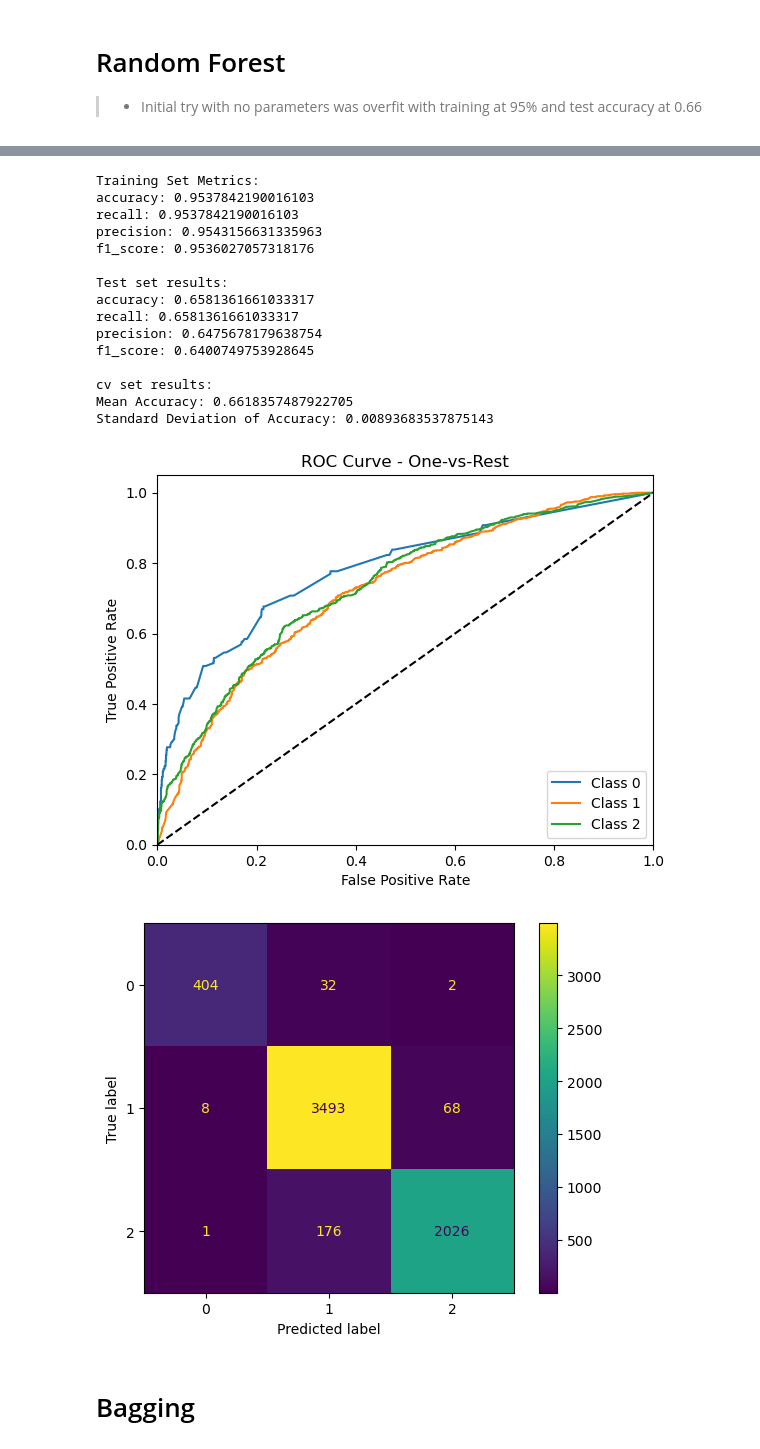
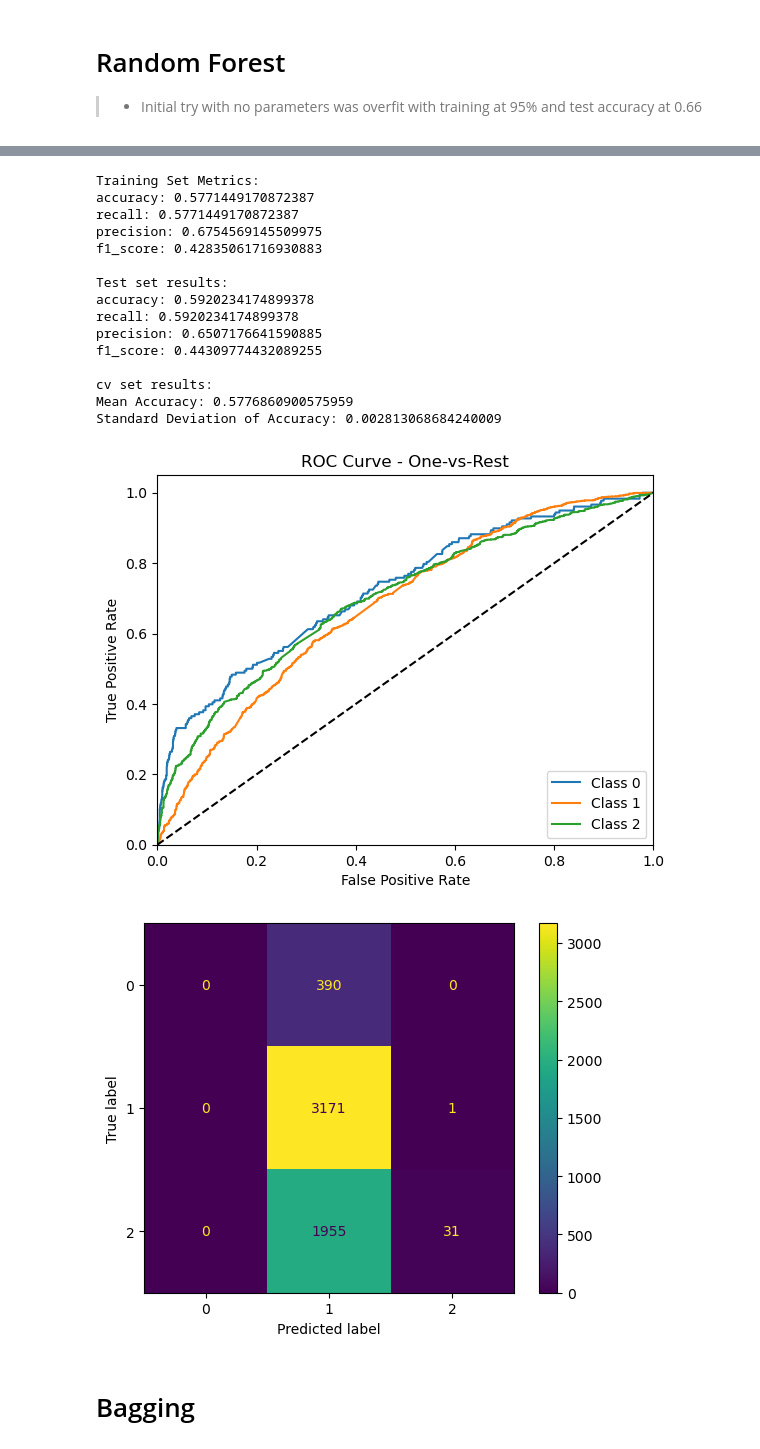
Before and after one commit to DenizzEmre/Phase_4_project, a Jupyter notebook: clean_notebook.ipynb, the cells around one changed output, grey strips where cells are left out. Drawn from its saved outputs; the diff is of its cells as text; code cells hidden in the pictures.

```diff
--- a/clean_notebook.ipynb
+++ b/clean_notebook.ipynb
@@ -308,4 +427,4 @@ y = data['sentiment']
 X_train, X_test, y_train, y_test = train_test_split(X,
                                                     y,
                                                     random_state=42,
-                                                    test_size=0.25)
+                                                    test_size=0.33)
@@ -461,10 +573,13 @@ results
 # %% [markdown]
 # Logistic Regression using CountVectorizer
 # %%
-fsm = Pipeline([
-    ('vect', CountVectorizer(min_df=0.05, max_df=0.95)),
-    ('logreg', LogisticRegression(random_state=42, ))
-])
+# Best Parameters:  {'logreg__C': 0.1, 'logreg__class_weight': 'balanced', 'logreg__max_iter': 250, 'logreg__multi_class': 'ovr',
+#                    'logreg__penalty': 'l2', 'logreg__solver': 'liblinear',
+#                    'vect__analyzer': 'word', 'vect__max_df': 0.75, 'vect__max_features': 500, 'vect__min_df': 0.01, 'vect__ngram_range': (1, 1)}
+# fsm = Pipeline([
+#     ('vect', CountVectorizer(analyzer=word, min_df=0.05, max_df=0.75,)),
+#     ('logreg', LogisticRegression(random_state=42, ))
+# ])
 
-# Fit the pipeline to the training data
-fsm.fit(X_train, y_train)
+# # Fit the pipeline to the training data
+# fsm.fit(X_train, y_train)
@@ -576,9 +692,9 @@ oversampler = RandomOverSampler()
 
 # Define the pipeline
 lrpipe_os = make_pipeline(
-    TfidfVectorizer(ngram_range=(1, 2)),
+    TfidfVectorizer(ngram_range=(1, 2),min_df=0.01, max_df=0.75, max_features=500,analyzer='word'),
     oversampler,
-    LogisticRegression(random_state=42)
+    LogisticRegression(random_state=42, max_iter=250, multi_class='ovr', C=0.1)
 )
 
 # Fit the pipeline to the training data
@@ -852,7 +969,7 @@ Standard Deviation of Accuracy: 0.012521099630462962
 # %%
 rfpipe = Pipeline([
     ('vect', TfidfVectorizer(ngram_range=(1, 2))),
-    ('rf', RandomForestClassifier())
+    ('rf', RandomForestClassifier(criterion = 'entropy'))
 ])
 
 # Fit the pipeline to the training data
@@ -863,41 +980,41 @@ Pipeline(steps=[('vect', TfidfVectorizer(ngram_range=(1, 2))),
 # %%
 rfpipe_metrics = EvaluationMetrics(rfpipe, X_train, X_test, y_train, y_test)
 
 # Print the evaluation metrics
 train_results, test_results = rfpipe_metrics.print_scores()
 print("Training Set Metrics:")
 for metric, score in train_results.items():
     print(f"{metric}: {score}")
 print("\nTest set results:")
 for metric, value in test_results.items():
     print(f"{metric}: {value}")
 print("\ncv set results:")
 mean_accuracy, std_accuracy = rfpipe_metrics.cross_validation(cv=5)
 print("Mean Accuracy:", mean_accuracy)
 print("Standard Deviation of Accuracy:", std_accuracy)
 # Plot the ROC curve
 rfpipe_metrics.plot_roc_curve_ovr()
 
 #Plot MAtrix Confusion
 y_train_pred = rfpipe_metrics.pipe.predict(X_train)
-eval_metrics.plot_confusion_matrix(y_train, y_train_pred)
+rfpipe_metrics.plot_confusion_matrix(y_train, y_train_pred)
 # %% [output]
 Training Set Metrics:
-accuracy: 0.9537842190016103
-recall: 0.9537842190016103
-precision: 0.9543156631335963
-f1_score: 0.9536027057318176
+accuracy: 0.5771449170872387
+recall: 0.5771449170872387
+precision: 0.6754569145509975
+f1_score: 0.42835061716930883
 
 Test set results:
-accuracy: 0.6581361661033317
-recall: 0.6581361661033317
-precision: 0.6475678179638754
-f1_score: 0.6400749753928645
+accuracy: 0.5920234174899378
+recall: 0.5920234174899378
+precision: 0.6507176641590885
+f1_score: 0.44309774432089255
 
 cv set results:
-Mean Accuracy: 0.6618357487922705
-Standard Deviation of Accuracy: 0.00893683537875143
+Mean Accuracy: 0.5776860900575959
+Standard Deviation of Accuracy: 0.002813068684240009
-[figure, old version]
+[figure, new version]
-[figure, old version]
+[figure, new version]
 # %% [markdown]
 # Bagging
```
Also changed, not shown: parts of 33 cells of this notebook, 1 other file.
